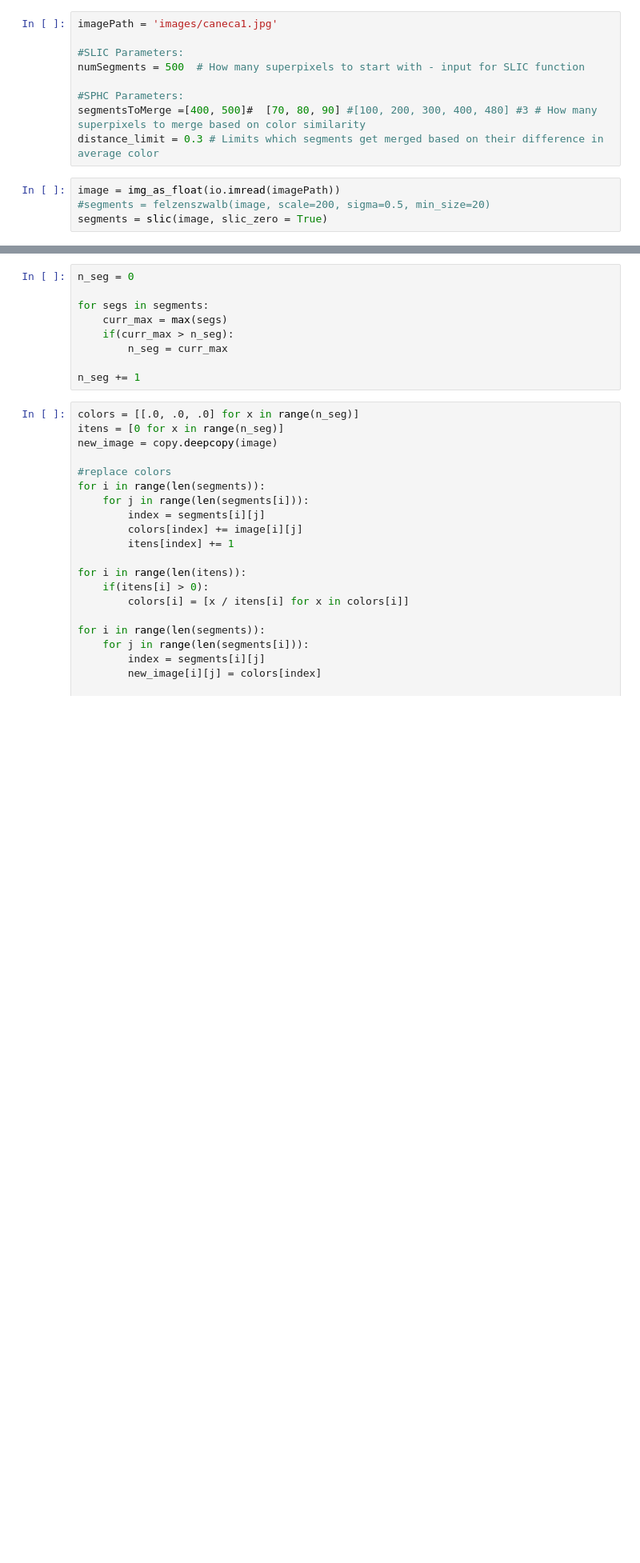
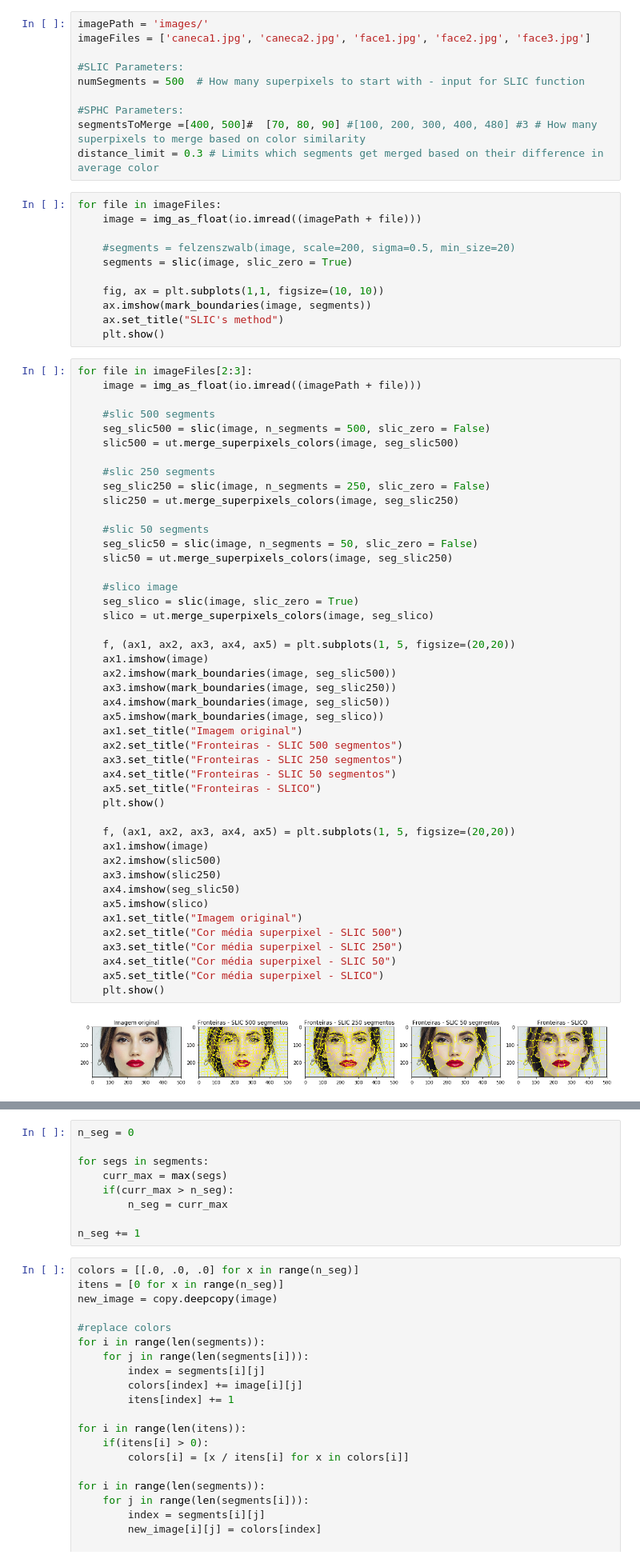
Before and after one commit to falreis/image-segm, a Jupyter notebook: code/segmentation.ipynb, the cells around one changed output, grey strips where cells are left out. Shown at 80% size. Cells and saved outputs as stored; diff of their text form; blank space fills up the shorter version.

```diff
--- a/code/segmentation.ipynb
+++ b/code/segmentation.ipynb
@@ -10,5 +11,6 @@ import SPHC as sphc
 # %%
-imagePath = 'images/caneca1.jpg'
+imagePath = 'images/'
+imageFiles = ['caneca1.jpg', 'caneca2.jpg', 'face1.jpg', 'face2.jpg', 'face3.jpg']
 
 #SLIC Parameters:
 numSegments = 500  # How many superpixels to start with - input for SLIC function
@@ -17,6 +19,60 @@ numSegments = 500  # How many superpixels to start with - input for SLIC functio
 segmentsToMerge =[400, 500]#  [70, 80, 90] #[100, 200, 300, 400, 480] #3 # How many superpixels to merge based on color similarity
 distance_limit = 0.3 # Limits which segments get merged based on their difference in average color
 # %%
-image = img_as_float(io.imread(imagePath))
-#segments = felzenszwalb(image, scale=200, sigma=0.5, min_size=20)
-segments = slic(image, slic_zero = True)
+for file in imageFiles:
+    image = img_as_float(io.imread((imagePath + file)))
+
+    #segments = felzenszwalb(image, scale=200, sigma=0.5, min_size=20)
+    segments = slic(image, slic_zero = True)
+
+    fig, ax = plt.subplots(1,1, figsize=(10, 10))
+    ax.imshow(mark_boundaries(image, segments))
+    ax.set_title("SLIC's method")
+    plt.show()
+# %%
+for file in imageFiles[2:3]:
+    image = img_as_float(io.imread((imagePath + file)))
+
+    #slic 500 segments
+    seg_slic500 = slic(image, n_segments = 500, slic_zero = False)
+    slic500 = ut.merge_superpixels_colors(image, seg_slic500)
+
+    #slic 250 segments
+    seg_slic250 = slic(image, n_segments = 250, slic_zero = False)
+    slic250 = ut.merge_superpixels_colors(image, seg_slic250)
+
+    #slic 50 segments
+    seg_slic50 = slic(image, n_segments = 50, slic_zero = False)
+    slic50 = ut.merge_superpixels_colors(image, seg_slic250)
+
+    #slico image
+    seg_slico = slic(image, slic_zero = True)
+    slico = ut.merge_superpixels_colors(image, seg_slico)
+
+    f, (ax1, ax2, ax3, ax4, ax5) = plt.subplots(1, 5, figsize=(20,20))
+    ax1.imshow(image)
+    ax2.imshow(mark_boundaries(image, seg_slic500))
+    ax3.imshow(mark_boundaries(image, seg_slic250))
+    ax4.imshow(mark_boundaries(image, seg_slic50))
+    ax5.imshow(mark_boundaries(image, seg_slico))
+    ax1.set_title("Imagem original")
+    ax2.set_title("Fronteiras - SLIC 500 segmentos")
+    ax3.set_title("Fronteiras - SLIC 250 segmentos")
+    ax4.set_title("Fronteiras - SLIC 50 segmentos")
+    ax5.set_title("Fronteiras - SLICO")
+    plt.show()
+
+    f, (ax1, ax2, ax3, ax4, ax5) = plt.subplots(1, 5, figsize=(20,20))
+    ax1.imshow(image)
+    ax2.imshow(slic500)
+    ax3.imshow(slic250)
+    ax4.imshow(seg_slic50)
+    ax5.imshow(slico)
+    ax1.set_title("Imagem original")
+    ax2.set_title("Cor média superpixel - SLIC 500")
+    ax3.set_title("Cor média superpixel - SLIC 250")
+    ax4.set_title("Cor média superpixel - SLIC 50")
+    ax5.set_title("Cor média superpixel - SLICO")
+    plt.show()
+# %% [output]
+[figure, added]
```
Also changed, not shown: parts of 6 cells of this notebook, 1 other file.
